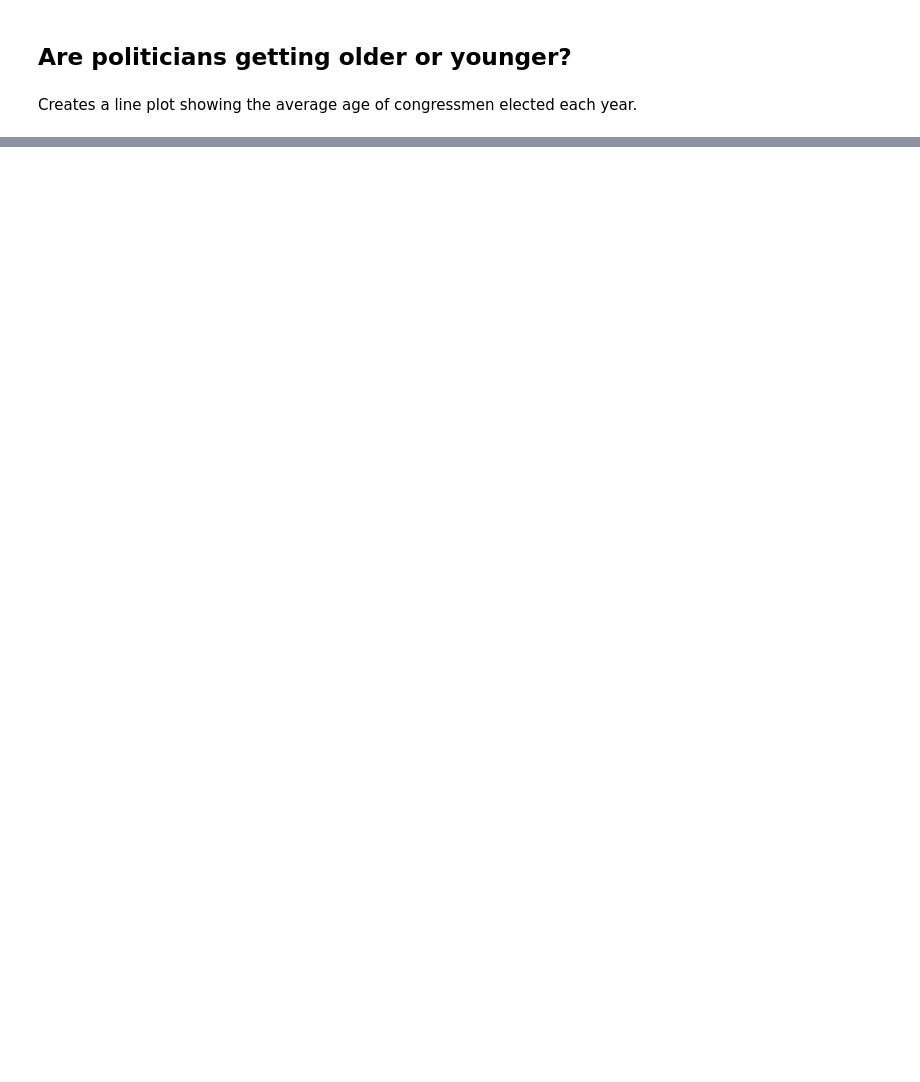
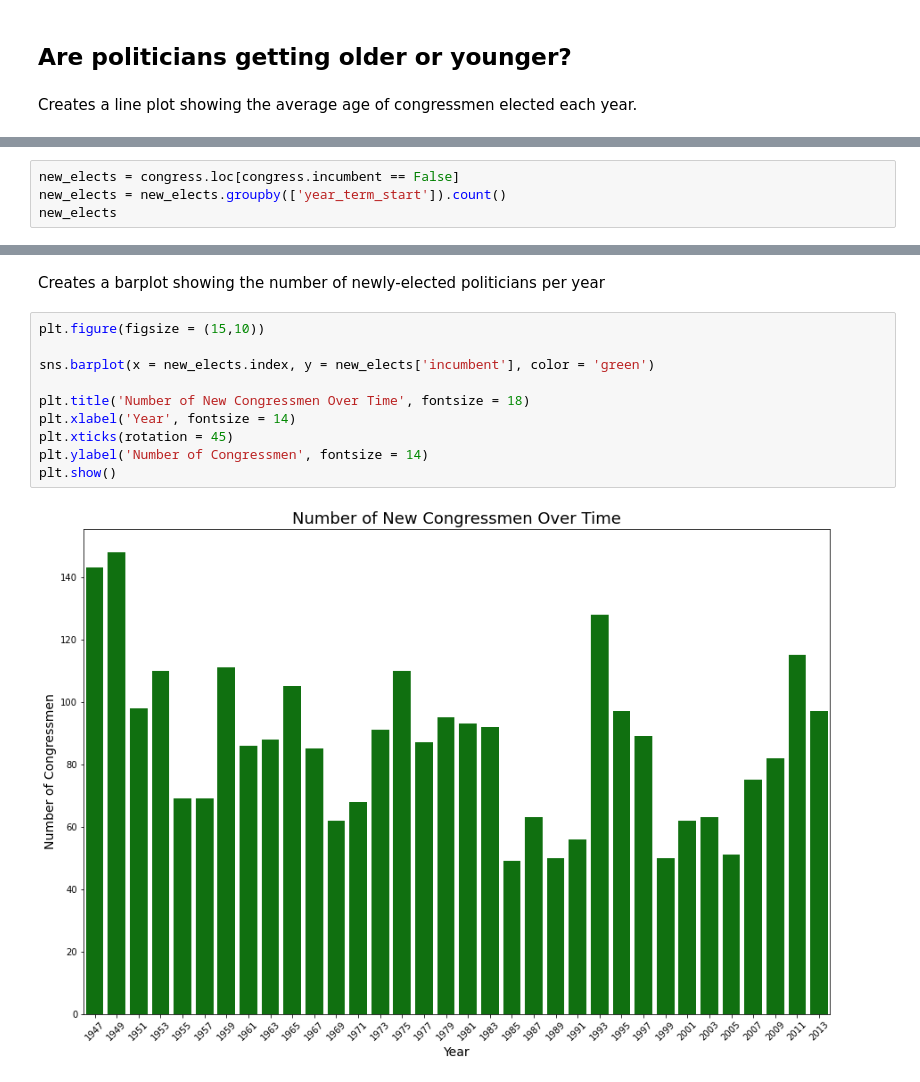
Before and after one commit to nathalieforsythe/DataScience2021F, a Jupyter notebook: Unit3/Project3B/project3b.ipynb, the cells around one changed output, grey strips where cells are left out. Saved outputs shown, nothing was run; the diff lists cells and outputs as text; blank space fills up the shorter version.

```diff
--- a/Unit3/Project3B/project3b.ipynb
+++ b/Unit3/Project3B/project3b.ipynb
@@ -111,0 +127,4 @@ Over time, the average age of congressmen has increased from (find age) in 1947
+# %%
+new_elects = congress.loc[congress.incumbent == False]
+new_elects = new_elects.groupby(['year_term_start']).count()
+new_elects
@@ -111,0 +150,14 @@ Over time, the average age of congressmen has increased from (find age) in 1947
+# %% [markdown]
+Creates a barplot showing the number of newly-elected politicians per year
+# %%
+plt.figure(figsize = (15,10))
+
+sns.barplot(x = new_elects.index, y = new_elects['incumbent'], color = 'green')
+
+plt.title('Number of New Congressmen Over Time', fontsize = 18)
+plt.xlabel('Year', fontsize = 14)
+plt.xticks(rotation = 45)
+plt.ylabel('Number of Congressmen', fontsize = 14)
+plt.show()
+# %% [output]
+[figure, added]
```
Also changed, not shown: parts of 32 cells of this notebook, 1 other file.
